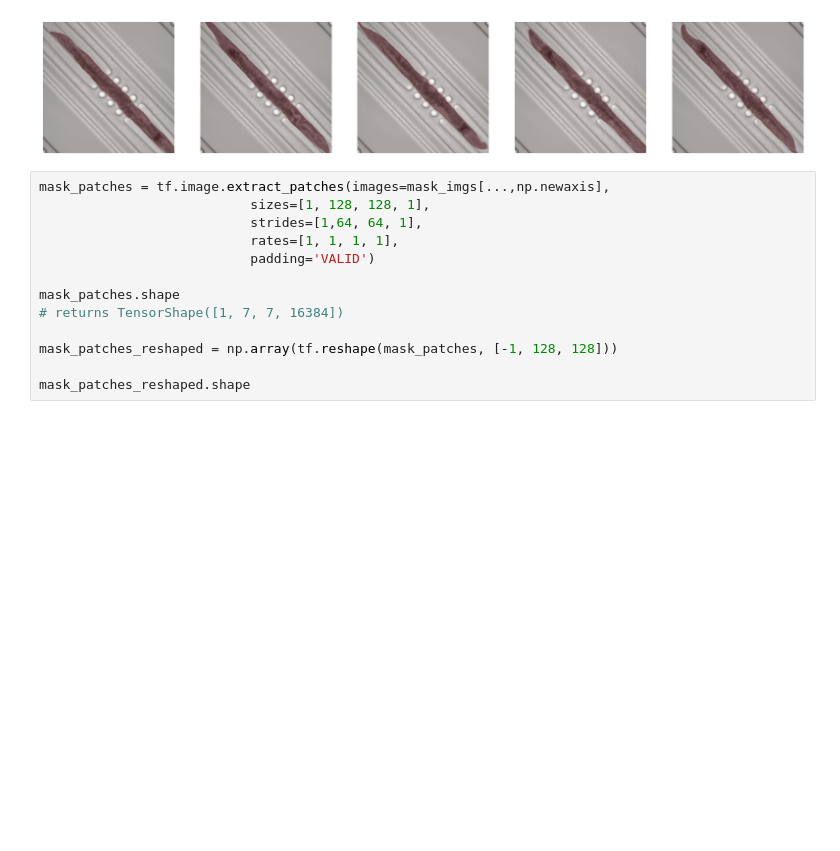
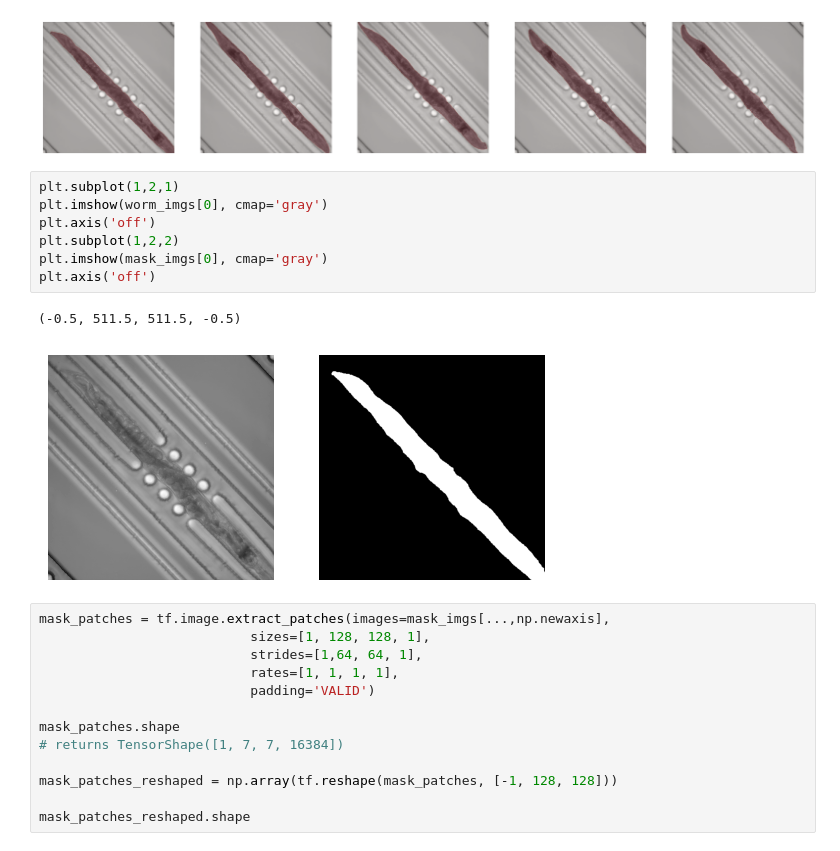
Before and after one commit to svikolev/pycro_scope_control, a Jupyter notebook: model_exploration/full_worm_mask_transfer_learning_unet.ipynb, the cells around one changed output. Cells and saved outputs as stored; diff of their text form; blank space fills up the shorter version.

```diff
--- a/model_exploration/full_worm_mask_transfer_learning_unet.ipynb
+++ b/model_exploration/full_worm_mask_transfer_learning_unet.ipynb
@@ -69,6 +71,16 @@ for i in range(5):
 plt.show()
 # %% [output]
 [figure]
+# %%
+plt.subplot(1,2,1)
+plt.imshow(worm_imgs[0], cmap='gray')
+plt.axis('off')
+plt.subplot(1,2,2)
+plt.imshow(mask_imgs[0], cmap='gray')
+plt.axis('off')
+# %% [output]
+(-0.5, 511.5, 511.5, -0.5)
+[figure, added]
 # %%
 mask_patches = tf.image.extract_patches(images=mask_imgs[...,np.newaxis],
                            sizes=[1, 128, 128, 1],
```
Also changed, not shown: parts of 5 cells of this notebook.
